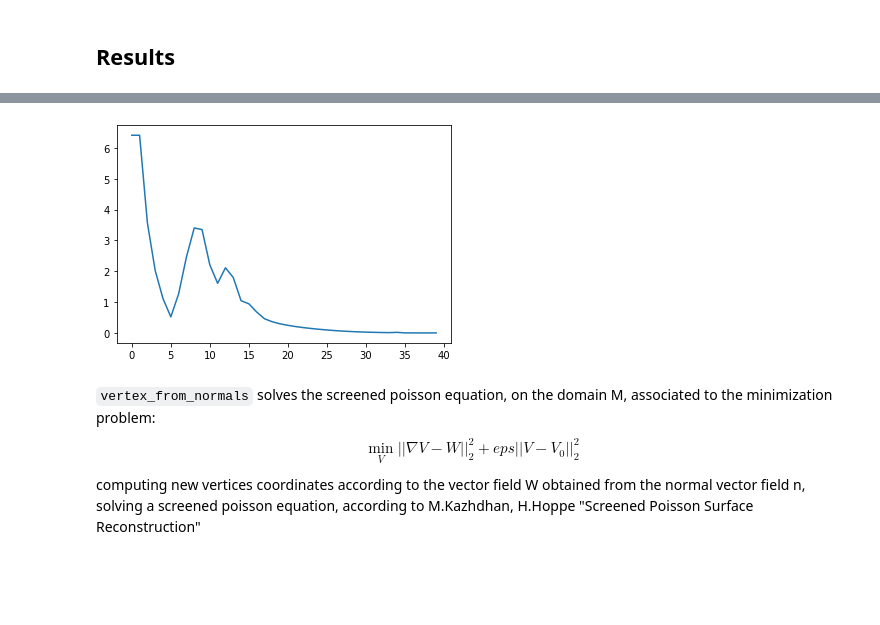
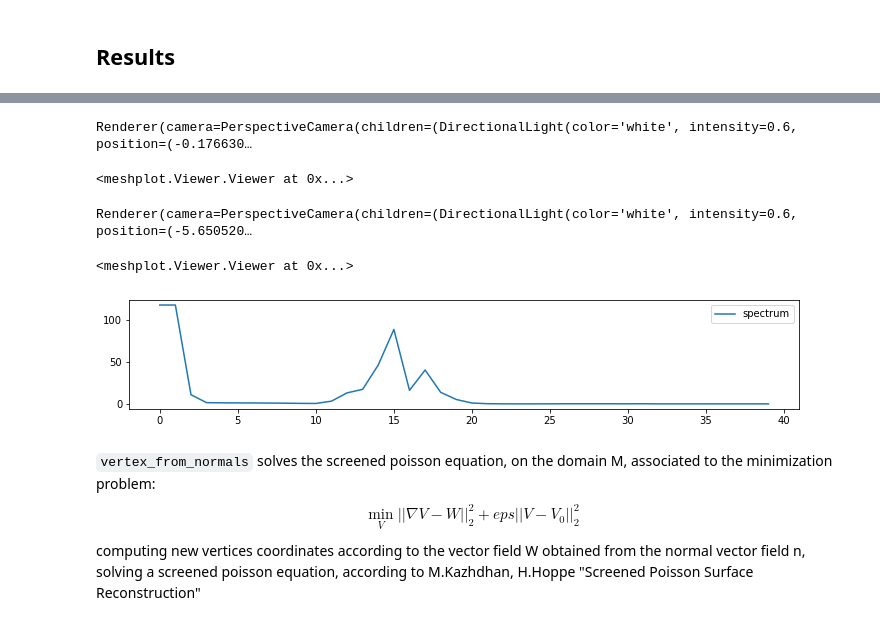
Before and after one commit to gheylam/SpectralMeshProcessing, a Jupyter notebook: cw3.ipynb, the cells around one changed output, grey strips where cells are left out. Drawn from its saved outputs; the diff is of its cells as text; code cells hidden in the pictures; blank space fills up the shorter version.

```diff
--- a/cw3.ipynb
+++ b/cw3.ipynb
@@ -16,11 +19,12 @@ import IPython
 # %%
-def load_mesh(filename):
+def load_mesh(filename, normalize=True):
     m = meshio.read(filename)
     v = m.points
     f = m.cells[0].data
     # center and scale mesh
-    v = v - np.mean(v, axis=0)
-    v = v / np.max(np.std(v, axis=0))
+    if normalize:
+        v = v - np.mean(v, axis=0)
+        v = v / np.max(np.std(v, axis=0))
     return v, f
 
 
@@ -36,6 +40,8 @@ v4, f4 = load_mesh('example_meshes/smoothing/fandisk_ns.obj')
 v5, f5 = load_mesh('example_meshes/smoothing/plane_ns.obj')
 v7, f7 = load_mesh('sappho-hires.obj')
 v8, f8 = load_mesh('gargoyle.off')
+v9, f9 = load_mesh('knot.stl')
+va, fa = load_mesh('dragon.ply')
 # %%
 def standardize(v):
     """
@@ -519,5 +512,4 @@ def decompose_normals(v, f, d, alpha, alpha_scale):
 # %% [markdown]
 ## Results
 # %%
-v, f = v8, f8
-phi = decompose_normals(v, f, d=40, alpha=100, alpha_scale=0.8)
+v, f = v9, f9
@@ -542,13 +516,31 @@ PDHG converged after 1 iterations, err: 4.353884130548385e-05, norm_u: 120.87328
+# %%
+c = percentile_clip(mean_curvature_metric(v, f), 5)
+mp.plot(v, f, c)
+# %% [output]
+Renderer(camera=PerspectiveCamera(children=(DirectionalLight(color='white', intensity=0.6, position=(-0.176630…
+<meshplot.Viewer.Viewer at 0x...>
+# %%
+mp.plot(face_normals(v, f), c=face_normals(v, f), shading={"point_size": 0.1})
+# %% [output]
+Renderer(camera=PerspectiveCamera(children=(DirectionalLight(color='white', intensity=0.6, position=(-5.650520…
+<meshplot.Viewer.Viewer at 0x...>
+# %%
+# compute and plot the TV spectrum
+def eigenvalues(v, f, phi):
+    A = triangle_area(v, f)
+    s = np.sum(np.abs(A * np.linalg.norm(phi, axis=2)), axis=1)
+    s[0] = s[1]
+    return s
 # %%
-# compute and plot the TV spectrum
-A = triangle_area(v, f)
-S = np.sum(np.abs(A * np.linalg.norm(phi, axis=2)), axis=1)
-
-S[0] = S[1]
-plt.plot(S)
-plt.show()
+phi, alphas = decompose_normals(v, f, d=40, alpha=1000, alpha_scale=0.7)
-# %% [output]
-[figure, removed]
+# %%
+plt.figure(figsize=(12, 2))
+plt.plot(eigenvalues(v, f, phi), label='spectrum')
+# plt.plot(alphas, label='alpha')
+plt.legend()
+plt.show()
+# %% [output]
+[figure, added]
 # %% [markdown]
 `vertex_from_normals` solves the screened poisson equation, on the domain M, associated to the minimization problem:
 $$
```
Also changed, not shown: parts of 11 cells of this notebook.
